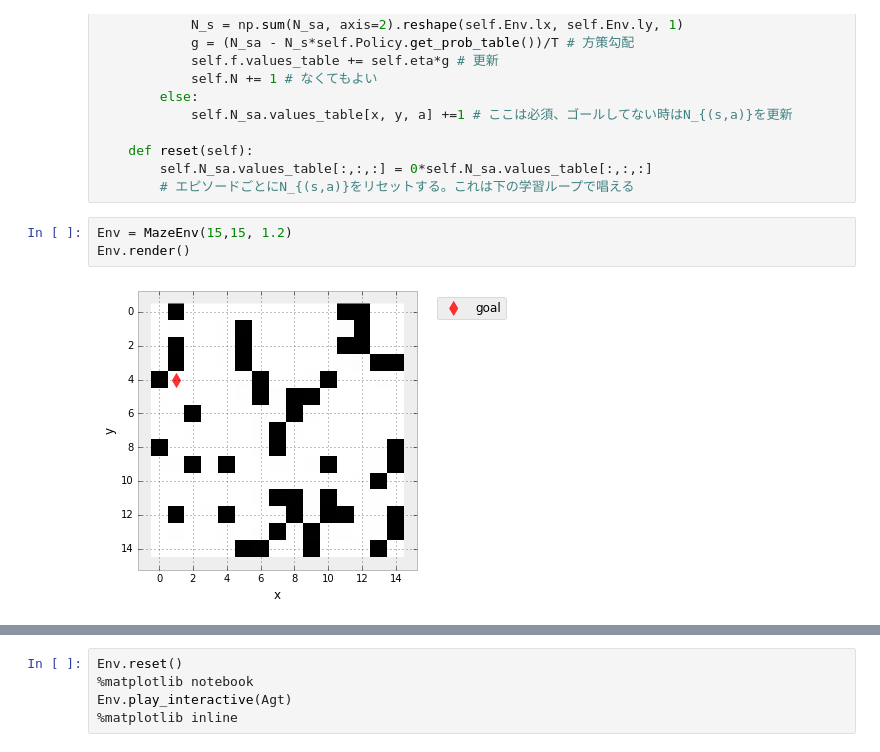
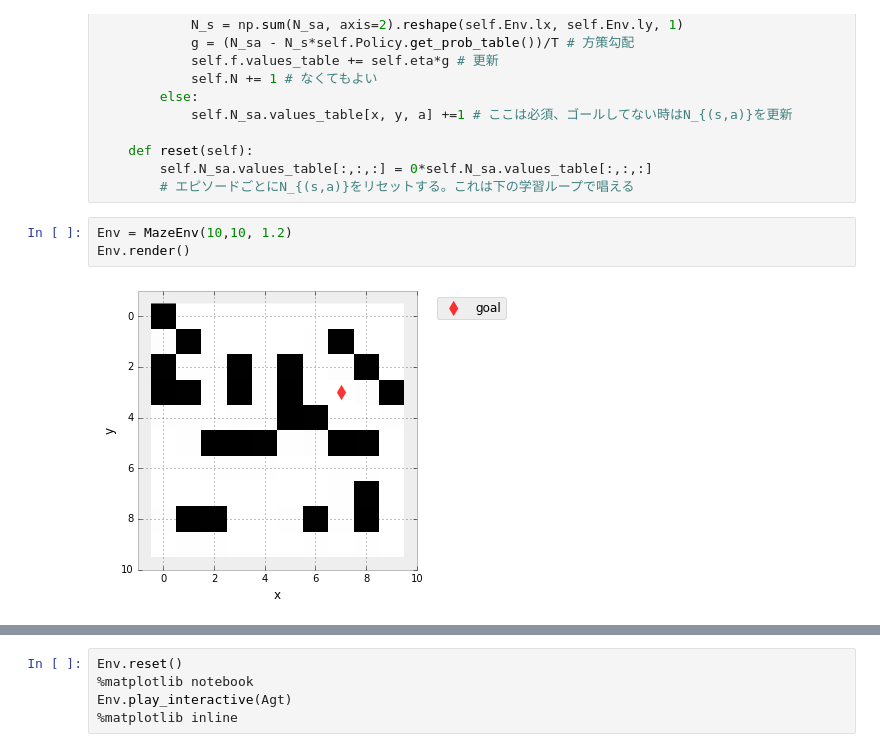
Before and after one commit to AkinoriTanaka-phys/HPC-Phys_tutorial_and_hands-on, a Jupyter notebook: section3.ipynb, the cells around one changed output, grey strips where cells are left out. Cells and saved outputs as stored; diff of their text form.

```diff
--- a/section3.ipynb
+++ b/section3.ipynb
@@ -465,10 +467,10 @@ class REINFORCE_optimizer(Optimizer):
         self.N_sa.values_table[:,:,:] = 0*self.N_sa.values_table[:,:,:]
         # エピソードごとにN_{(s,a)}をリセットする。これは下の学習ループで唱える
 # %%
-Env = MazeEnv(15,15, 1.2)
+Env = MazeEnv(10,10, 1.2)
 Env.render()
 # %% [output]
-[figure, old version]
+[figure, new version]
 # %%
 %%time
 f = Parameters(Env)
```
Also changed, not shown: parts of 5 cells of this notebook, 2 other files.
